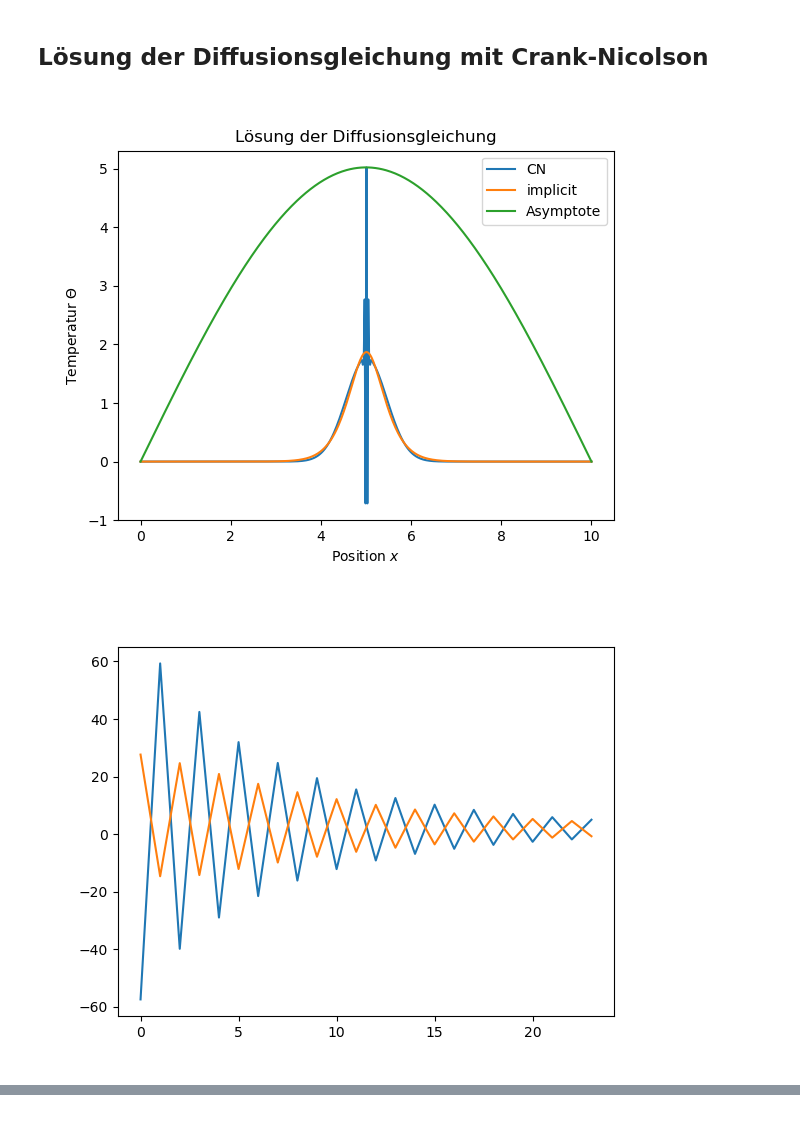
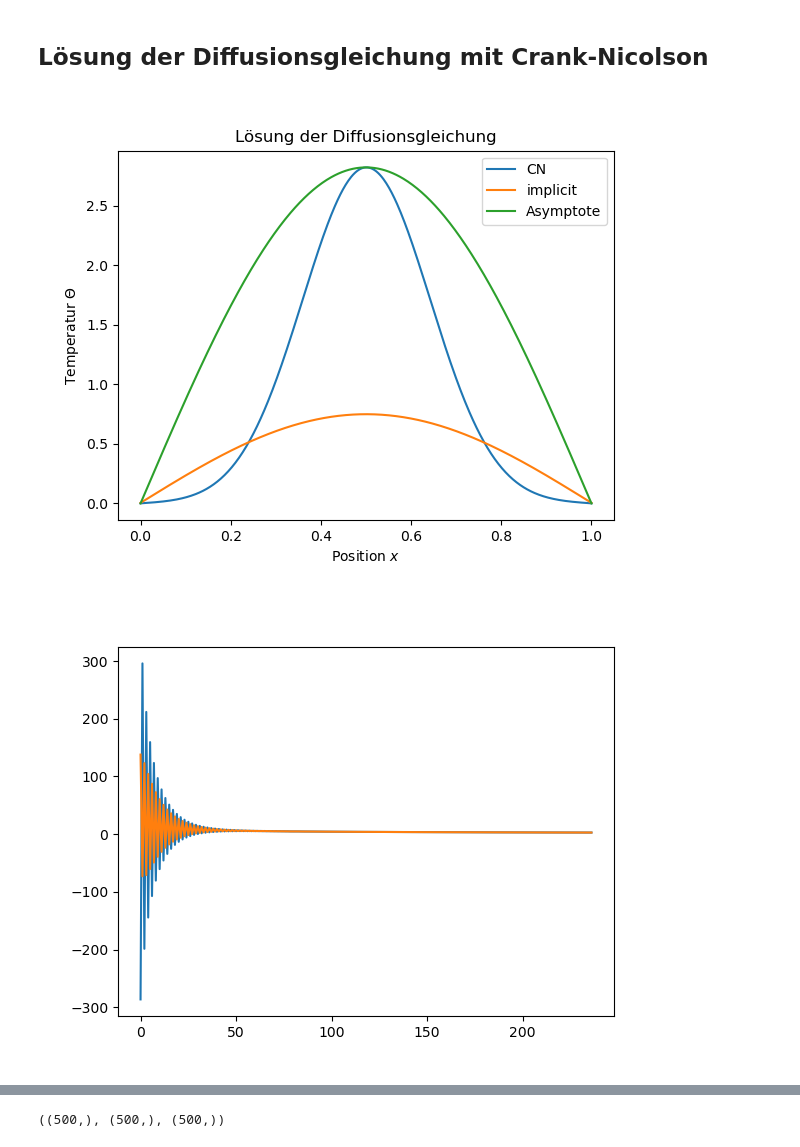
Before and after one commit to uja-works/PDE2022, a Jupyter notebook: Ue_PDE_03.ipynb, the cells around one changed output, grey strips where cells are left out. Cells and saved outputs as stored; diff of their text form; code cells hidden in the pictures.

```diff
--- a/Ue_PDE_03.ipynb
+++ b/Ue_PDE_03.ipynb
@@ -128,9 +134,9 @@ array([-2.77555756e-17,  1.00000000e+00,  2.00000000e+00,  3.00000000e+00,
 # %%
 %%time
 T = 1.0e-1
-alpha = 100.51
+alpha = 0.4
 N_X = 500
-L = 10
+L = 1.0
 D = 1.0
 dx = L/(N_X-1)
 dt = alpha*dx**2/D
@@ -142,15 +148,16 @@ LInv = sparse.spdiags(data, (-1, 0, 1), N_X, N_X)
 LInv = LInv.tocsr()
 
 u_0 = np.zeros(N_X)
-u_0[N_X//2] = 100
-# u_0[-1] = 22  # mögliche andere Randbedingung
-# u_0[0] = 42
+u_0[N_X//2] = 1/dx
+u_0[-1] = 22  # mögliche andere Randbedingung
+u_0[0] = 42
 x = np.linspace(0, L, N_X)
 u = u_0.copy() # Alternativ in numpy: u = 1*u_0
 
 t = 0
 while t < T:
     u = spsolve(LInv, u)
+    u[-1] = 22
     #u[1:-1] = (1 - 2*alpha)*u[1:-1] + alpha*(u[0:-2] + u[2:])
     t += dt
 
@@ -174,10 +181,10 @@ Wall time: 86 ms
 ## Lösung der Diffusionsgleichung mit Crank-Nicolson
 # %%
 %%time
-T = 1.0e-1
+T = 1.0e-2
 alpha = 10.51
 N_X = 500
-L = 10
+L = 1
 D = 1.0
 dx = L/(N_X-1)
 dt = alpha*dx**2/D
@@ -196,7 +203,7 @@ LRHS = LRHS.tocsr()
 
 
 u_0 = np.zeros(N_X)
-u_0[N_X//2] = 100
+u_0[N_X//2] = 1.0/dx
 # u_0[-1] = 22  # mögliche andere Randbedingung
 # u_0[0] = 42
 x = np.linspace(0, L, N_X)
@@ -204,32 +211,32 @@ u = u_0.copy() # Alternativ in numpy: u = 1*u_0
 
 p0_hist = []
 p1_hist = []
 
 t = 0
 while t < T:
     u = LRHS @ u
     u = spsolve(M, u)
     p0_hist.append(u[N_X//2])
     p1_hist.append(u[N_X//2 + 1])
     #u[1:-1] = (1 - 2*alpha)*u[1:-1] + alpha*(u[0:-2] + u[2:])
     t += dt
 
 A1 = np.max(u)
 
 plt.figure()
 plt.plot(x,u)
 plt.plot(x, u_impl)
 plt.plot(x, A1*np.sin(x*np.pi/L))
 plt.title("Lösung der Diffusionsgleichung")
 plt.legend(["CN", "implicit", "Asymptote"])
 plt.xlabel("Position $x$")
 plt.ylabel(r"Temperatur $\Theta$")
 plt.show()
 
 plt.figure()
 plt.plot(p0_hist)
 plt.plot(p1_hist)
 plt.show()
 # %% [output]
-[figure, old version]
+[figure, new version]
-[figure, old version]
+[figure, new version]
@@ -237,0 +245,4 @@ Wall time: 336 ms
+# %%
+x.shape, u.shape, u_impl.shape
+# %% [output]
+((500,), (500,), (500,))
```
Also changed, not shown: parts of 4 cells of this notebook, 12 other files.
